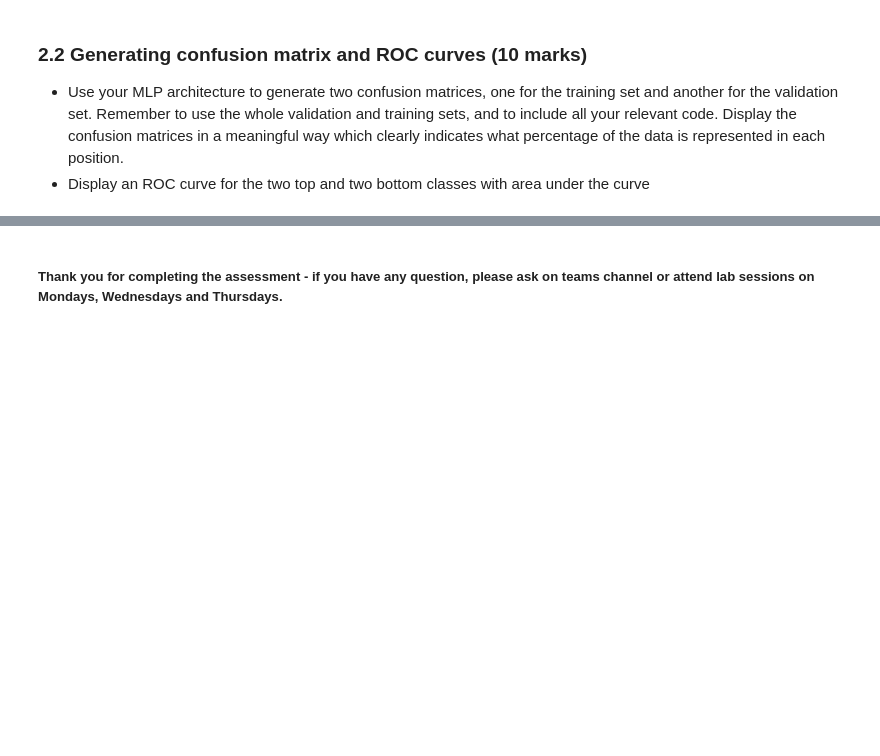
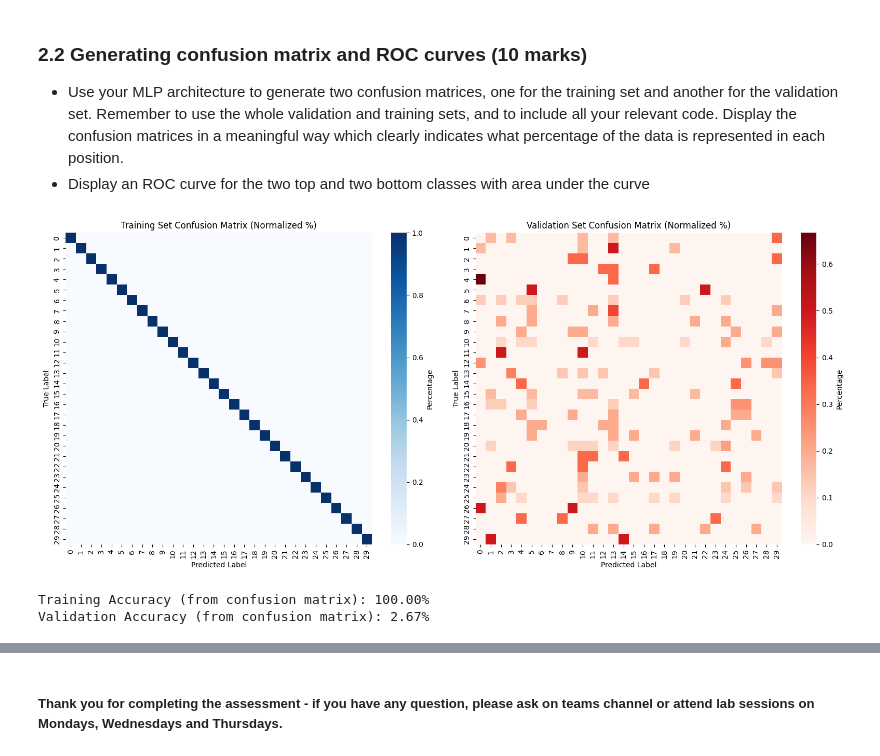
Before and after one commit to ItzelSoto/DL_FormativeAssessment, a Jupyter notebook: COMP5625M_assessment2026_Formative_vFinal.ipynb, the cells around one changed output, grey strips where cells are left out. Saved outputs shown, nothing was run; the diff lists cells and outputs as text; code cells hidden in the pictures; blank space fills up the shorter version.

```diff
--- a/COMP5625M_assessment2026_Formative_vFinal.ipynb
+++ b/COMP5625M_assessment2026_Formative_vFinal.ipynb
@@ -535,0 +721,61 @@ def topk_accuracy(output, target, topk=(1,)):
+# %%
+# Generate confusion matrices for training and validation sets
+from sklearn.metrics import confusion_matrix, ConfusionMatrixDisplay
+import seaborn as sns
+
+# Get all predictions for training set
+model.eval()
+train_preds = []
+train_true = []
+with torch.no_grad():
+    for batch_X, batch_y in train_loader:
+        batch_X = batch_X.to(device)
+        outputs = model(batch_X)
+        _, predicted = torch.max(outputs, 1)
+        train_preds.extend(predicted.cpu().numpy())
+        train_true.extend(batch_y.cpu().numpy())
+
+# Get all predictions for validation set
+val_preds = []
+val_true = []
+with torch.no_grad():
+    for batch_X, batch_y in val_loader:
+        batch_X = batch_X.to(device)
+        outputs = model(batch_X)
+        _, predicted = torch.max(outputs, 1)
+        val_preds.extend(predicted.cpu().numpy())
+        val_true.extend(batch_y.cpu().numpy())
+
+# Compute confusion matrices
+train_cm = confusion_matrix(train_true, train_preds)
+val_cm = confusion_matrix(val_true, val_preds)
+
+# Plot confusion matrices
+fig, axes = plt.subplots(1, 2, figsize=(16, 7))
+
+# Train confusion matrix (normalized)
+train_cm_norm = train_cm.astype('float') / train_cm.sum(axis=1)[:, np.newaxis]
+sns.heatmap(train_cm_norm, annot=False, fmt='.2%', cmap='Blues', ax=axes[0], cbar_kws={'label': 'Percentage'})
+axes[0].set_title('Training Set Confusion Matrix (Normalized %)')
+axes[0].set_ylabel('True Label')
+axes[0].set_xlabel('Predicted Label')
+
+# Val confusion matrix (normalized)
+val_cm_norm = val_cm.astype('float') / val_cm.sum(axis=1)[:, np.newaxis]
+sns.heatmap(val_cm_norm, annot=False, fmt='.2%', cmap='Reds', ax=axes[1], cbar_kws={'label': 'Percentage'})
+axes[1].set_title('Validation Set Confusion Matrix (Normalized %)')
+axes[1].set_ylabel('True Label')
+axes[1].set_xlabel('Predicted Label')
+
+plt.tight_layout()
+plt.show()
+
+# Calculate accuracies from confusion matrices
+train_acc_cm = np.trace(train_cm) / train_cm.sum() * 100
+val_acc_cm = np.trace(val_cm) / val_cm.sum() * 100
+print(f"Training Accuracy (from confusion matrix): {train_acc_cm:.2f}%")
+print(f"Validation Accuracy (from confusion matrix): {val_acc_cm:.2f}%")
+# %% [output]
+[figure, added]
+Training Accuracy (from confusion matrix): 100.00%
+Validation Accuracy (from confusion matrix): 2.67%
```
Also changed, not shown: parts of 9 cells of this notebook.
